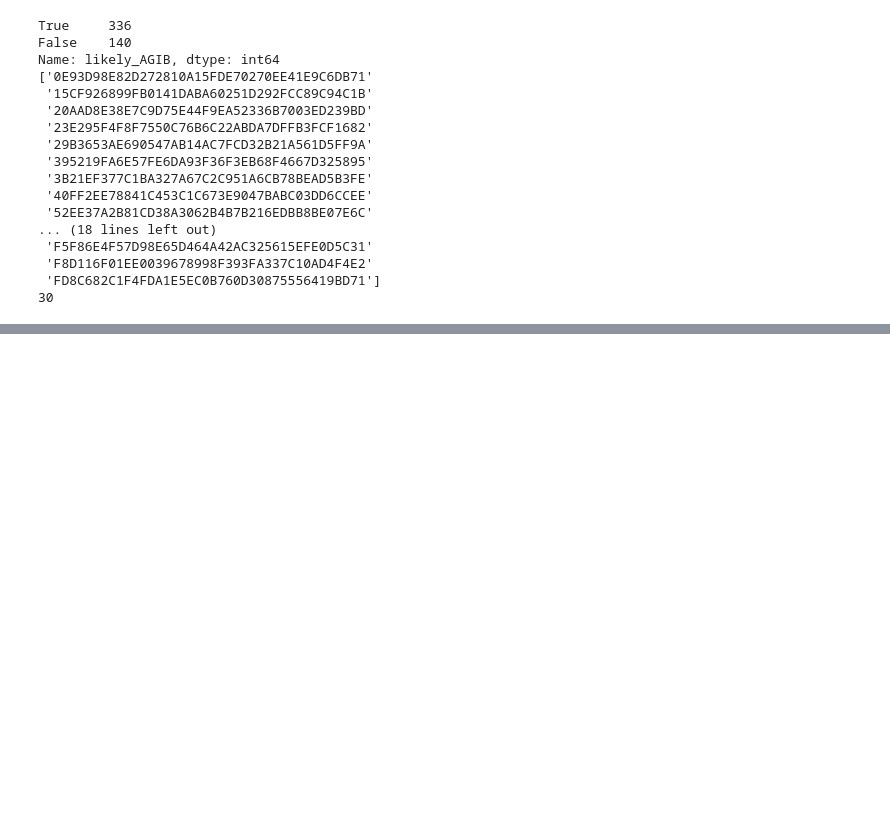
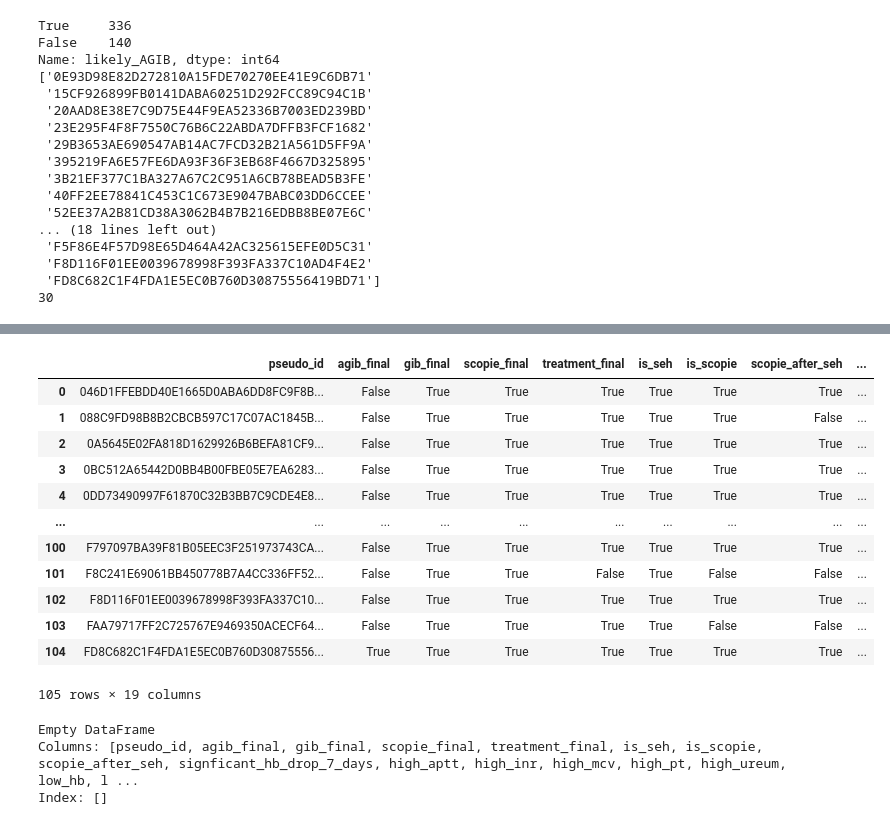
Before and after one commit to Yannique00/Master_Thesis, a Jupyter notebook: Hb 4.ipynb, the cells around one changed output, grey strips where cells are left out. Cells and saved outputs as stored; diff of their text form; code cells hidden in the pictures; blank space fills up the shorter version.

```diff
--- a/Hb 4.ipynb
+++ b/Hb 4.ipynb
@@ -1113,0 +1106,33 @@ df_tests_wide['likely_agib'] = (
+# %%
+# Add the new column 'bora_hb_ait' to df_final_complete
+df_final_complete['bora_hb_ait'] = df_final_complete['pseudo_id'].isin(bora_metrics)
+
+# Verify the result
+df_final_complete
+# %% [output]
+|  | pseudo_id | agib_final | gib_final | scopie_final | treatment_final | is_seh | is_scopie | scopie_after_seh | ... |
+| 0 | 046D1FFEBDD40E1665D0ABA6DD8FC9F8B... | False | True | True | True | True | True | True | ... |
+| 1 | 088C9FD98B8B2CBCB597C17C07AC1845B... | False | True | True | True | True | True | False | ... |
+| 2 | 0A5645E02FA818D1629926B6BEFA81CF9... | False | True | True | True | True | True | True | ... |
+| 3 | 0BC512A65442D0BB4B00FBE05E7EA6283... | False | True | True | True | True | True | True | ... |
+| 4 | 0DD73490997F61870C32B3BB7C9CDE4E8... | False | True | True | True | True | True | True | ... |
+| ... | ... | ... | ... | ... | ... | ... | ... | ... | ... |
+| 100 | F797097BA39F81B05EEC3F251973743CA... | False | True | True | True | True | True | True | ... |
+| 101 | F8C241E69061BB450778B7A4CC336FF52... | False | True | True | False | True | False | False | ... |
+| 102 | F8D116F01EE0039678998F393FA337C10... | False | True | True | True | True | True | True | ... |
+| 103 | FAA79717FF2C725767E9469350ACECF64... | False | True | True | True | True | False | False | ... |
+| 104 | FD8C682C1F4FDA1E5EC0B760D30875556... | True | True | True | True | True | True | True | ... |
+105 rows × 19 columns
+# %%
+# Check if any row has all True values (excluding the 'pseudo_id' column)
+all_true_row = df_final_complete.drop(columns=['pseudo_id']).all(axis=1)
+
+# Find the rows where all columns are True
+patients_with_all_true = df_final_complete[all_true_row]
+
+# Display the result
+print(patients_with_all_true)
+# %% [output]
+Empty DataFrame
+Columns: [pseudo_id, agib_final, gib_final, scopie_final, treatment_final, is_seh, is_scopie, scopie_after_seh, signficant_hb_drop_7_days, high_aptt, high_inr, high_mcv, high_pt, high_ureum, low_hb, l ...
+Index: []
```
Also changed, not shown: parts of 44 cells of this notebook, 16 other files.
